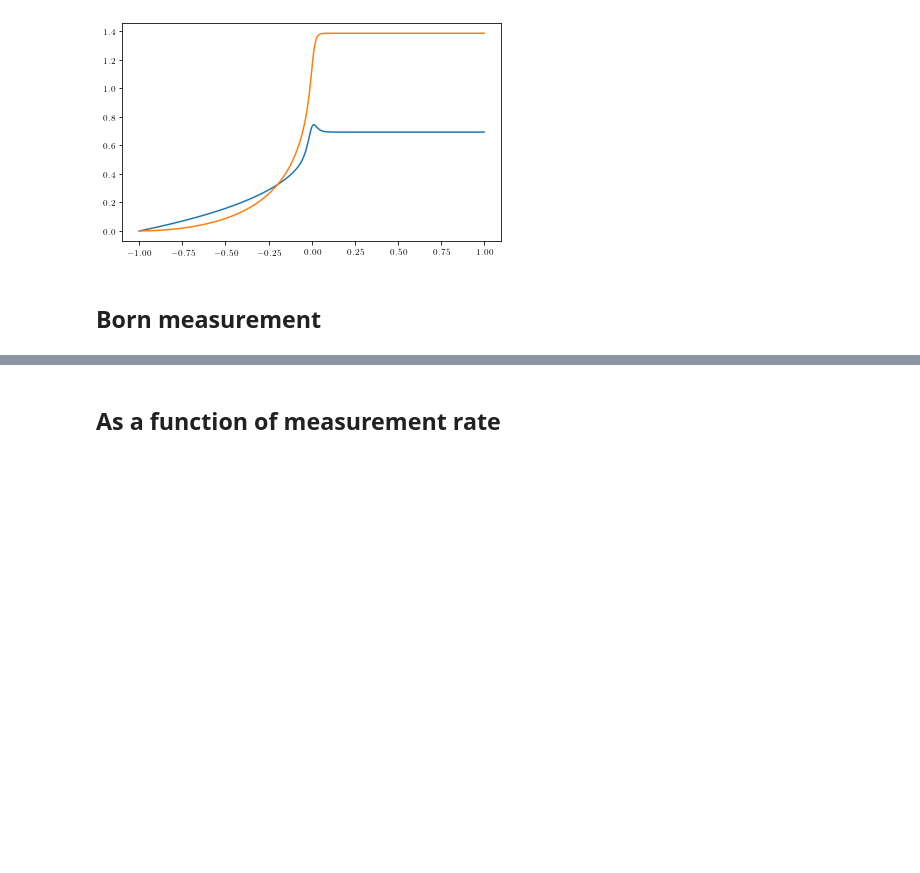
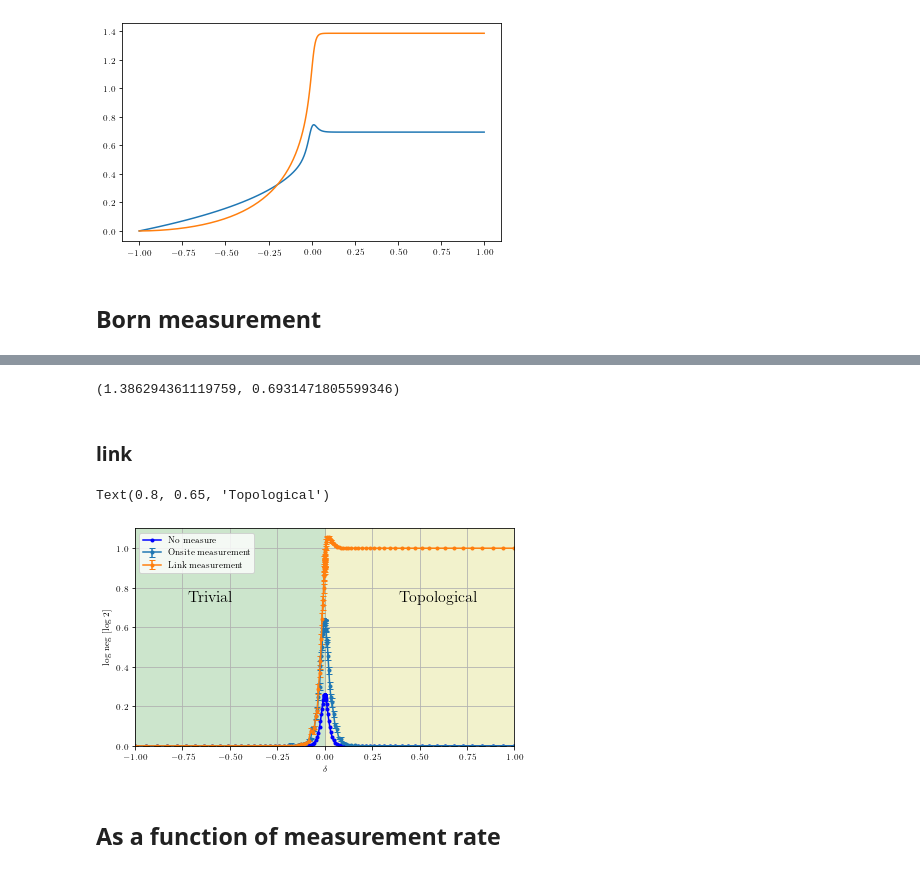
Before and after one commit to hainingpan/SPT, a Jupyter notebook: test_ssh.ipynb, the cells around one changed output, grey strips where cells are left out. Drawn from its saved outputs; the diff is of its cells as text; code cells hidden in the pictures; blank space fills up the shorter version.

```diff
--- a/test_ssh.ipynb
+++ b/test_ssh.ipynb
@@ -1149,0 +1139,9 @@ for d_i,delta in enumerate(delta_list):
+# %%
+delta_list=np.linspace(-1,1,101)**3
+MI_no_list=np.zeros_like(delta_list)
+LN_no_list=np.zeros_like(delta_list)
+L=64
+for delta_i,delta in enumerate(delta_list):
+    params=Params(delta=delta,L=L,bc=-1)
+    MI_no_list[delta_i]=(params.mutual_information_m(np.arange(params.L//2),np.arange(params.L//2)+params.L))
+    LN_no_list[delta_i]=(params.log_neg(np.arange(params.L//2),np.arange(params.L//2)+params.L))
@@ -1149,0 +1150,4 @@ for d_i,delta in enumerate(delta_list):
+# %%
+run((1,64))
+# %% [output]
+(1.386294361119759, 0.6931471805599346)
@@ -1149,0 +1175,2 @@ for d_i,delta in enumerate(delta_list):
+# %% [markdown]
+### link
@@ -1150,27 +1201,30 @@ for d_i,delta in enumerate(delta_list):
 # %%
 fig,ax=plt.subplots()
 
-es=1000
+es=100
 ax.plot(delta_list,LN_no_list/np.log(2),'.-',label='No measure',color='b')
 
-ax.errorbar(delta_list,LN_Born_list.mean(axis=1)/np.log(2),LN_Born_list.std(axis=1)/np.log(2)/np.sqrt(es-1),fmt='.-',capsize=3,label='Onsite measurement')
+ax.errorbar(delta_list,LN_onsite_list.mean(axis=1)/np.log(2),LN_onsite_list.std(axis=1)/np.log(2)/np.sqrt(es-1),fmt='.-',capsize=3,label='Onsite measurement')
 
-ax.errorbar(delta_list,LN_link_Born_list.mean(axis=1)/np.log(2),LN_link_Born_list.std(axis=1)/np.log(2)/np.sqrt(es-1),fmt='.-',capsize=3,label='Link measurement')
+ax.errorbar(delta_list,LN_link_list.mean(axis=1)/np.log(2),LN_link_list.std(axis=1)/np.log(2)/np.sqrt(es-1),fmt='.-',capsize=3,label='Link measurement')
 
 ax.legend(loc=2)
 ax.grid('on')
 ax.set_xlabel(r'$\delta$')
 ax.set_ylabel(r'log neg [log 2]')
 ax.set_ylim([0,1.1])
 green=Rectangle((-1,0),1,1.5,alpha=0.2,color='g')
 yellow=Rectangle((0,0),1,1.5,alpha=0.2,color='y')
 ax.add_patch(green)
 ax.add_patch(yellow)
 ax.set_xlim([-1,1])
 ax.text(.2,.65,'Trivial',transform=ax.transAxes,fontsize=16,ha='center',va='bottom')
 ax.text(.8,.65,'Topological',transform=ax.transAxes,fontsize=16,ha='center',va='bottom')
 
 # fig.savefig('/mnt/d/KITP/slides_SPT/SSH_3.png',facecolor='w',dpi=1000)
+# %% [output]
+Text(0.8, 0.65, 'Topological')
+[figure, added]
 # %% [markdown]
 ## As a function of measurement rate
 # %% [markdown]
```
Also changed, not shown: parts of 20 cells of this notebook, 3 other files.
